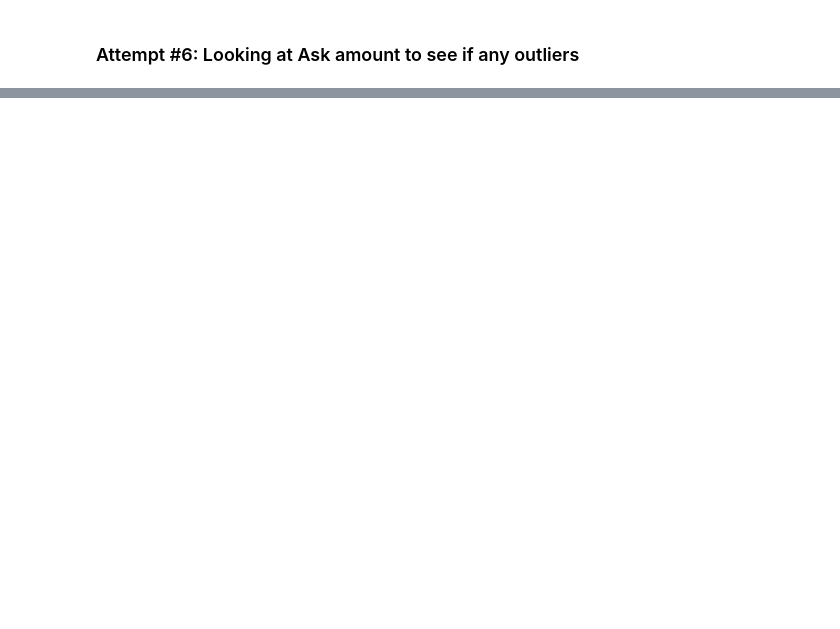
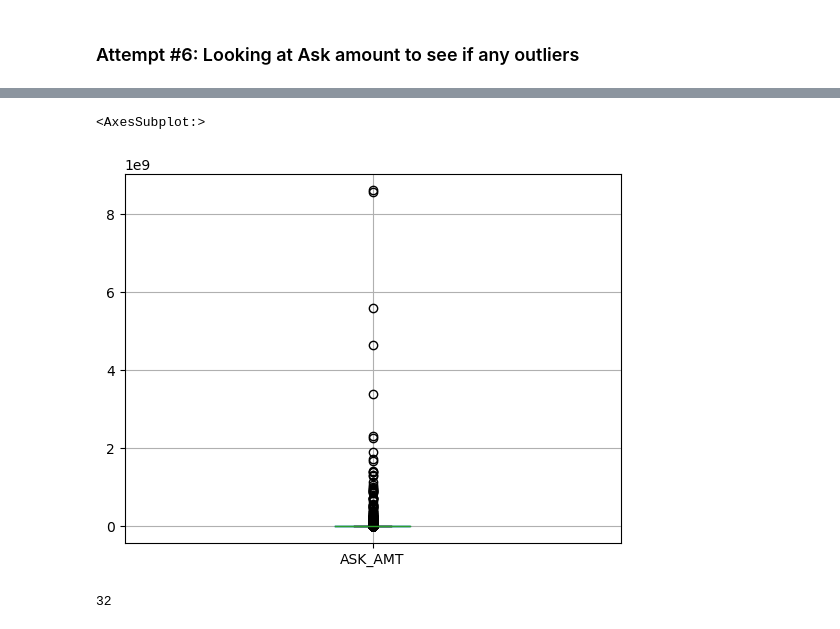
Before and after one commit to TeresaHartman/Neural_Network_Charity_Analysis, a Jupyter notebook: AlphabetSoupCharity_Optimzation.ipynb, the cells around one changed output, grey strips where cells are left out. Drawn from its saved outputs; the diff is of its cells as text; code cells hidden in the pictures; blank space fills up the shorter version.

```diff
--- a/AlphabetSoupCharity_Optimzation.ipynb
+++ b/AlphabetSoupCharity_Optimzation.ipynb
@@ -698,0 +723,10 @@ application3_df.head()
+# %%
+application3_df.boxplot(column=["ASK_AMT"])
+#plt.show()
+# %% [output]
+<AxesSubplot:>
+[figure, added]
+# %%
+(application3_df["ASK_AMT"] > 700000000).sum()
+# %% [output]
+32
```
Also changed, not shown: parts of 13 cells of this notebook, 5 other files.
